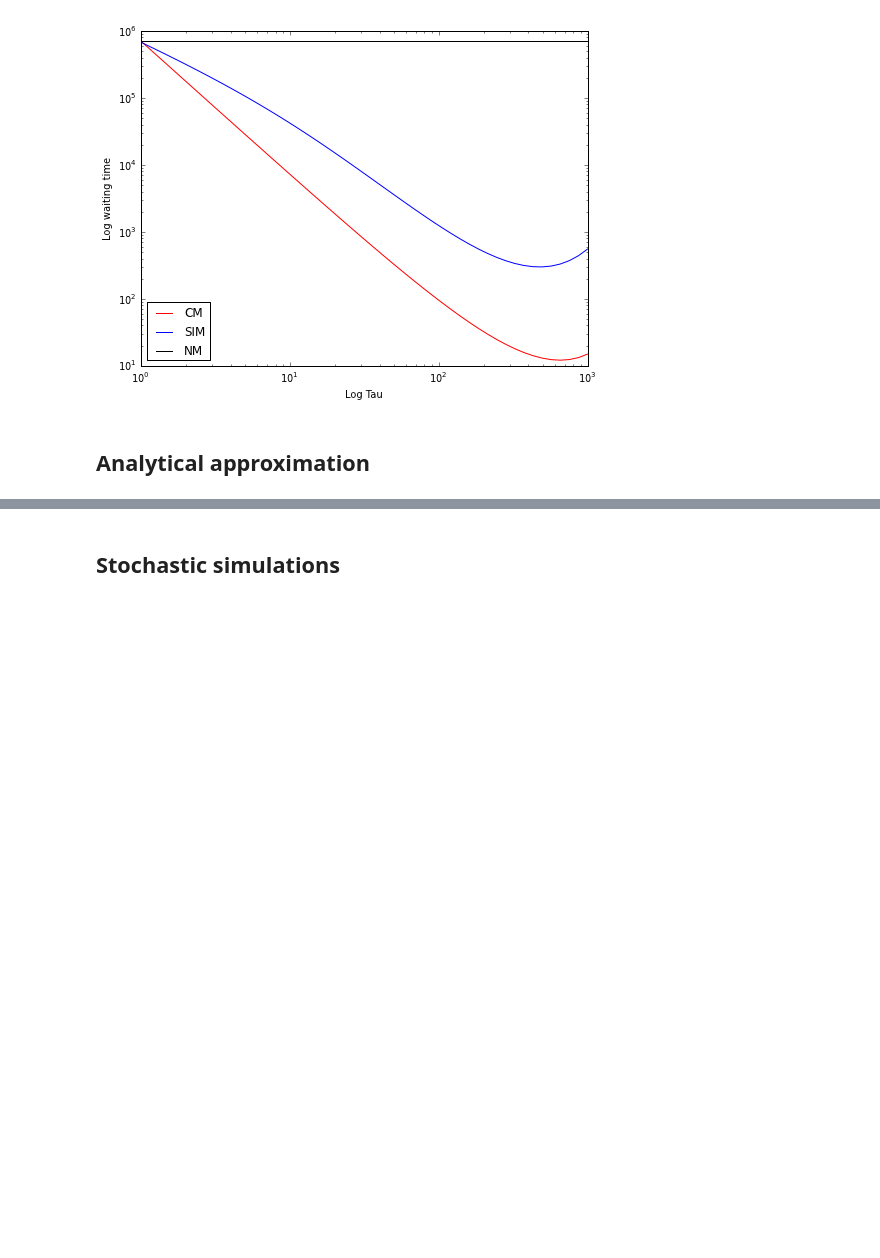
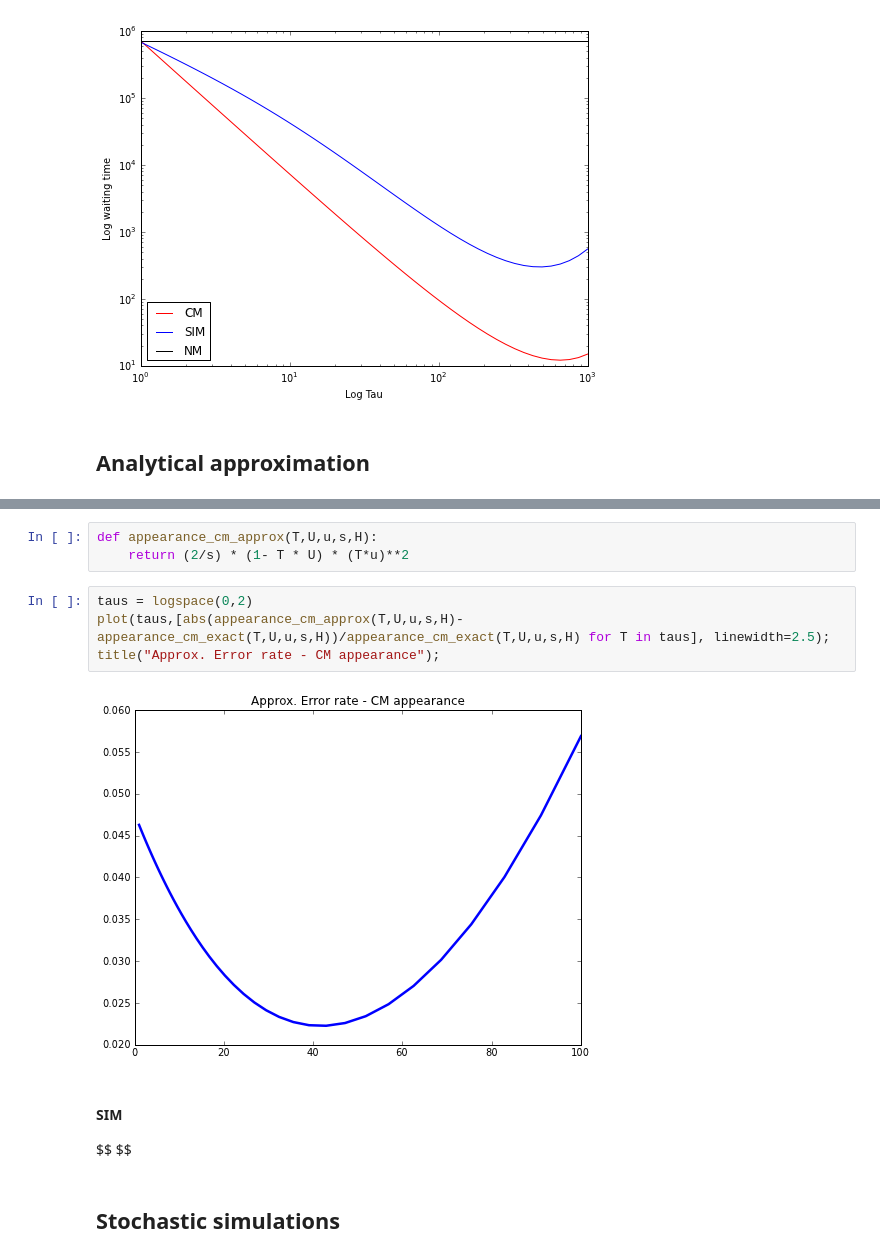
Before and after one commit to yoavram/ruggedsim, a Jupyter notebook: SIDEER2013/notebook.ipynb, the cells around one changed output, grey strips where cells are left out. Saved outputs shown, nothing was run; the diff lists cells and outputs as text; blank space fills up the shorter version.

Commit message:
approx - CM appearance

```diff
--- a/SIDEER2013/notebook.ipynb
+++ b/SIDEER2013/notebook.ipynb
@@ -80,3 +89,16 @@ legend(["CM","SIM","NM"], loc=3);
+# %%
+def appearance_cm_approx(T,U,u,s,H):
+    return (2/s) * (1- T * U) * (T*u)**2
+# %%
+taus = logspace(0,2)
+plot(taus,[abs(appearance_cm_approx(T,U,u,s,H)-appearance_cm_exact(T,U,u,s,H))/appearance_cm_exact(T,U,u,s,H) for T in taus], linewidth=2.5);
+title("Approx. Error rate - CM appearance");
+# %% [output]
+[figure, added]
+# %% [markdown]
+#### SIM
+$$
+$$
 # %% [markdown]
 ## Stochastic simulations
 # %%
```
Also changed, not shown: parts of 3 cells of this notebook.
